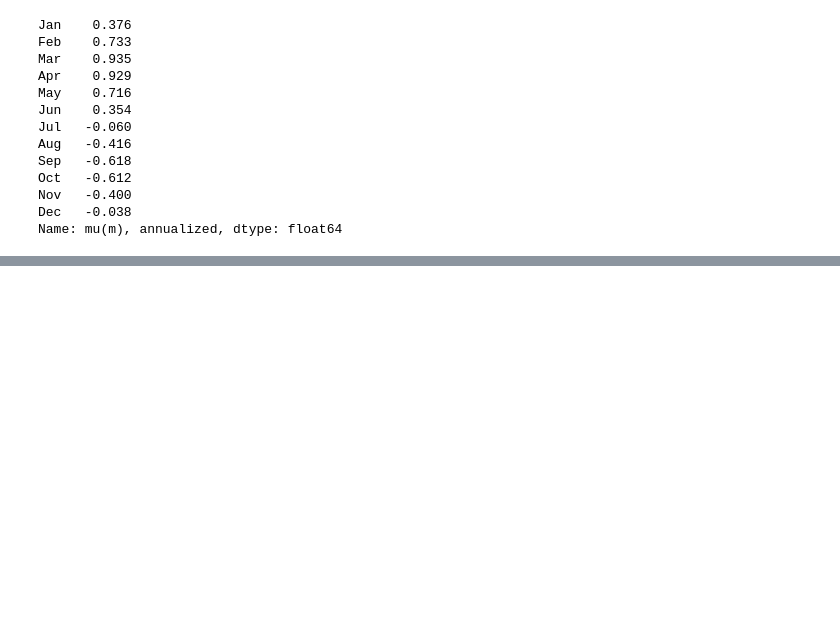
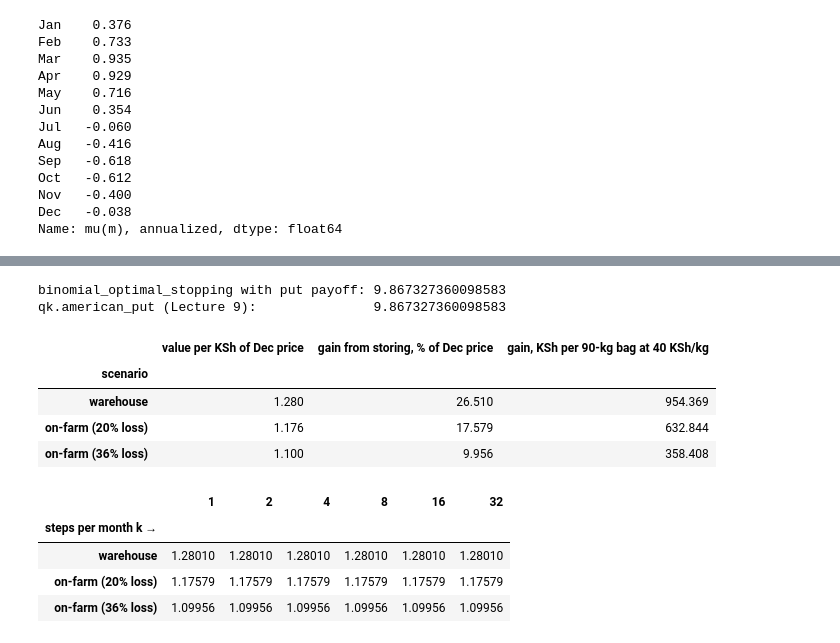
Before and after one commit to thummim-mekuria/erdos_project, a Jupyter notebook: maize_storage_option.ipynb, the cells around one changed output, grey strips where cells are left out. Drawn from its saved outputs; the diff is of its cells as text; code cells hidden in the pictures; blank space fills up the shorter version.

```diff
--- a/maize_storage_option.ipynb
+++ b/maize_storage_option.ipynb
@@ -565,0 +672,44 @@ backtest; sensitivities.
+# %%
+print("binomial_optimal_stopping with put payoff:",
+      qk.binomial_optimal_stopping(100, .3, 1, 500, lambda S: np.maximum(100 - S, 0), .05))
+print("qk.american_put (Lecture 9):              ", qk.american_put(100, 100, .3, 1, .05, n_steps=500))
+# %% [output]
+binomial_optimal_stopping with put payoff: 9.867327360098583
+qk.american_put (Lecture 9):               9.867327360098583
+# %%
+R_LOAN = 0.15
+SCENARIOS = {"warehouse": dict(fee=0.03, loss=0.00, once=0.015),
+             "on-farm (20% loss)": dict(fee=0.00, loss=0.20, once=0.0),
+             "on-farm (36% loss)": dict(fee=0.00, loss=0.36, once=0.0)}
+SELL_MONTHS = MONTHS[:11]                 # steps Dec->Jan, ..., Oct->Nov: sale possible at end of Jan..Nov
+H = len(SELL_MONTHS)
+
+def store_value(fee, loss, k=8, r_=R_LOAN, sigma_=sigma, H_=H):
+    drift = np.repeat(mu[SELL_MONTHS[:H_]].values, k)
+    return qk.binomial_optimal_stopping(1.0, sigma_, H_ / 12, H_ * k, lambda S: S, r_, drift=drift,
+                                        holding_cost=fee + loss, return_exercise=True)
+
+S_ILLUS = 40.0                            # illustrative December price, KSh/kg (≈ 3,600 per 90-kg bag)
+rows = []
+for name, c in SCENARIOS.items():
+    v, ex = store_value(c["fee"], c["loss"])
+    net = v - 1 - c["once"]
+    rows.append({"scenario": name, "value per KSh of Dec price": v,
+                 "gain from storing, % of Dec price": 100 * net,
+                 f"gain, KSh per 90-kg bag at {S_ILLUS:.0f} KSh/kg": 90 * S_ILLUS * net})
+display(pd.DataFrame(rows).set_index("scenario").round(3))
+
+conv = pd.DataFrame({k: {n: store_value(c["fee"], c["loss"], k=k)[0] for n, c in SCENARIOS.items()}
+                     for k in (1, 2, 4, 8, 16, 32)})
+conv.round(5).rename_axis("steps per month k →")
+# %% [output]
+|  | value per KSh of Dec price | gain from storing, % of Dec price | gain, KSh per 90-kg bag at 40 KSh/kg |
+| scenario |  |  |  |
+| warehouse | 1.280 | 26.510 | 954.369 |
+| on-farm (20% loss) | 1.176 | 17.579 | 632.844 |
+| on-farm (36% loss) | 1.100 | 9.956 | 358.408 |
+|  | 1 | 2 | 4 | 8 | 16 | 32 |
+| steps per month k → |  |  |  |  |  |  |
+| warehouse | 1.28010 | 1.28010 | 1.28010 | 1.28010 | 1.28010 | 1.28010 |
+| on-farm (20% loss) | 1.17579 | 1.17579 | 1.17579 | 1.17579 | 1.17579 | 1.17579 |
+| on-farm (36% loss) | 1.09956 | 1.09956 | 1.09956 | 1.09956 | 1.09956 | 1.09956 |
```
Also changed, not shown: parts of 14 cells of this notebook, 4 other files.
